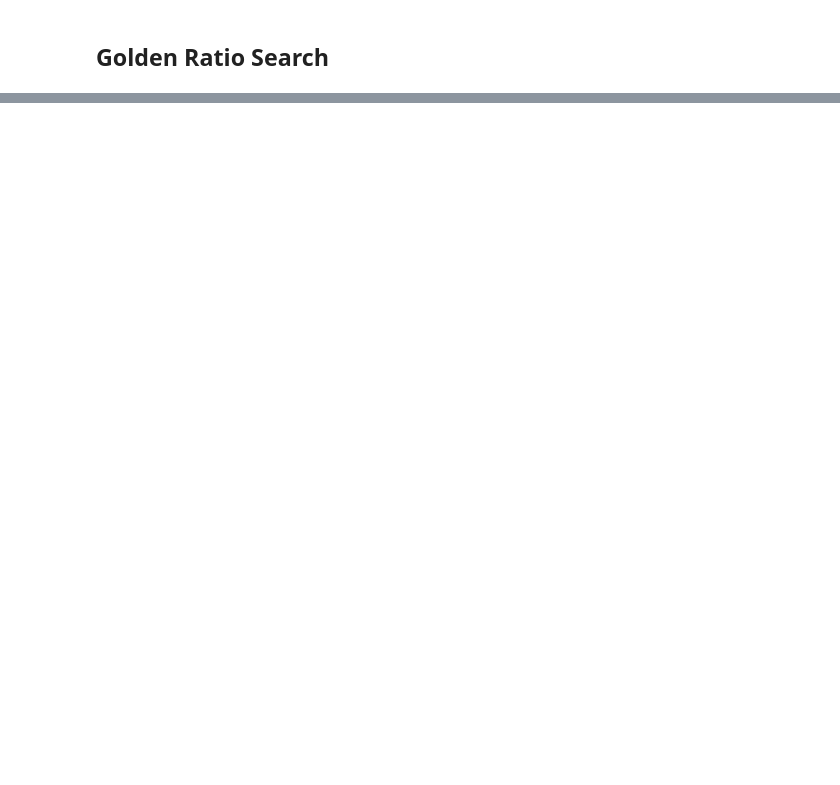
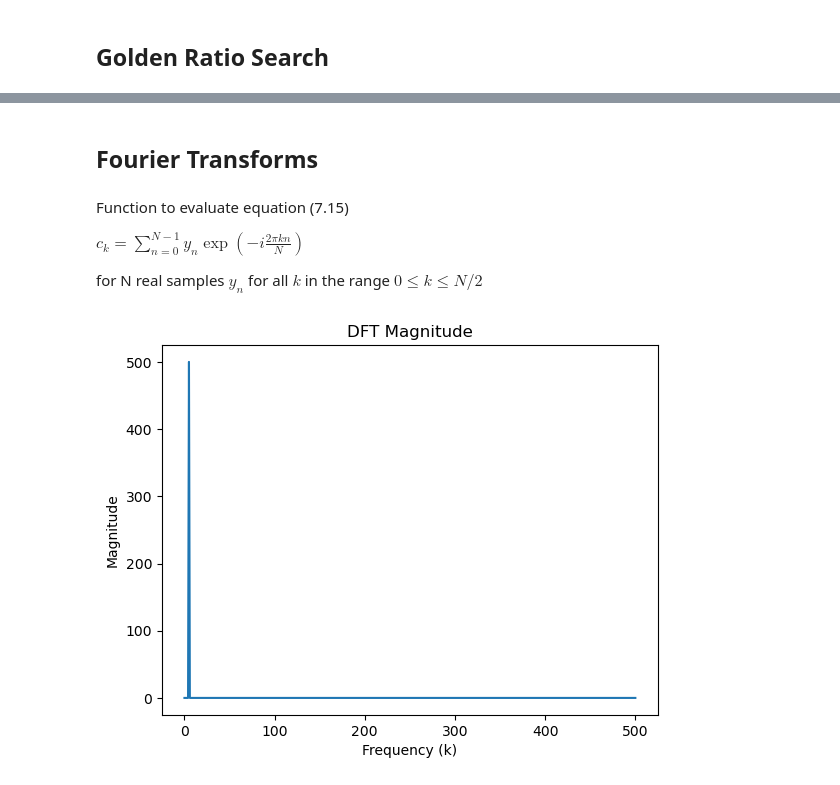
Before and after one commit to jamesobaldwin/CUNY_coursework, a Jupyter notebook: CM/code/CM_practice_code.ipynb, the cells around one changed output, grey strips where cells are left out. Cells and saved outputs as stored; diff of their text form; code cells hidden in the pictures; blank space fills up the shorter version.

```diff
--- a/CM/code/CM_practice_code.ipynb
+++ b/CM/code/CM_practice_code.ipynb
@@ -503,0 +576,27 @@ The min falls at 1.630516067174875 nm
+# %% [markdown]
+## Fourier Transforms
+# %% [markdown]
+Function to evaluate equation (7.15)
+
+$c_k = \sum_{n=0}^{N-1}y_n\exp(-i\frac{2\pi kn}{N})$
+
+for N real samples $y_n$ for all $k$ in the range $0\leq k\leq N/2$
+# %%
+def dft(y):
+    N = len(y)
+    c = np.zeros(N//2 + 1, dtype=complex)
+    for k in range(N//2 + 1):
+        for n in range(N):
+            c[k] += y[n]*np.exp(-2j*np.pi*k*n/N)
+    return c
+
+y = np.loadtxt('pitch.txt')
+c = dft(y)
+# Visualize the Fourier transform magnitude
+plt.plot(np.abs(c))
+plt.title('DFT Magnitude')
+plt.xlabel('Frequency (k)')
+plt.ylabel('Magnitude')
+plt.show()
+# %% [output]
+[figure, added]
```
Also changed, not shown: parts of 10 cells of this notebook, 3 other files.
